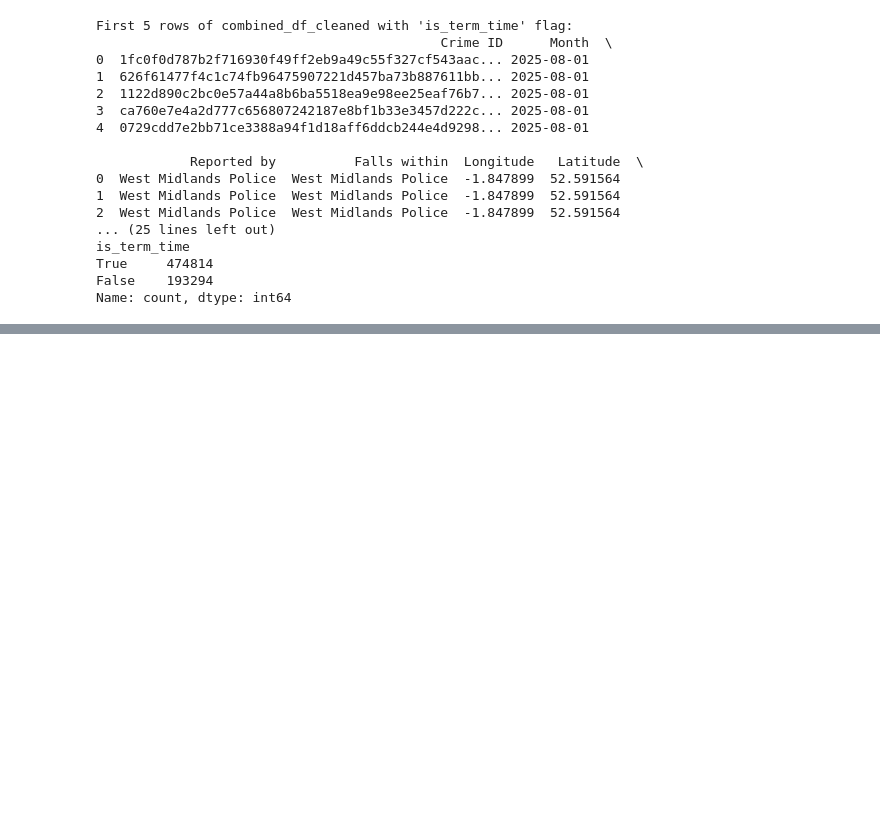
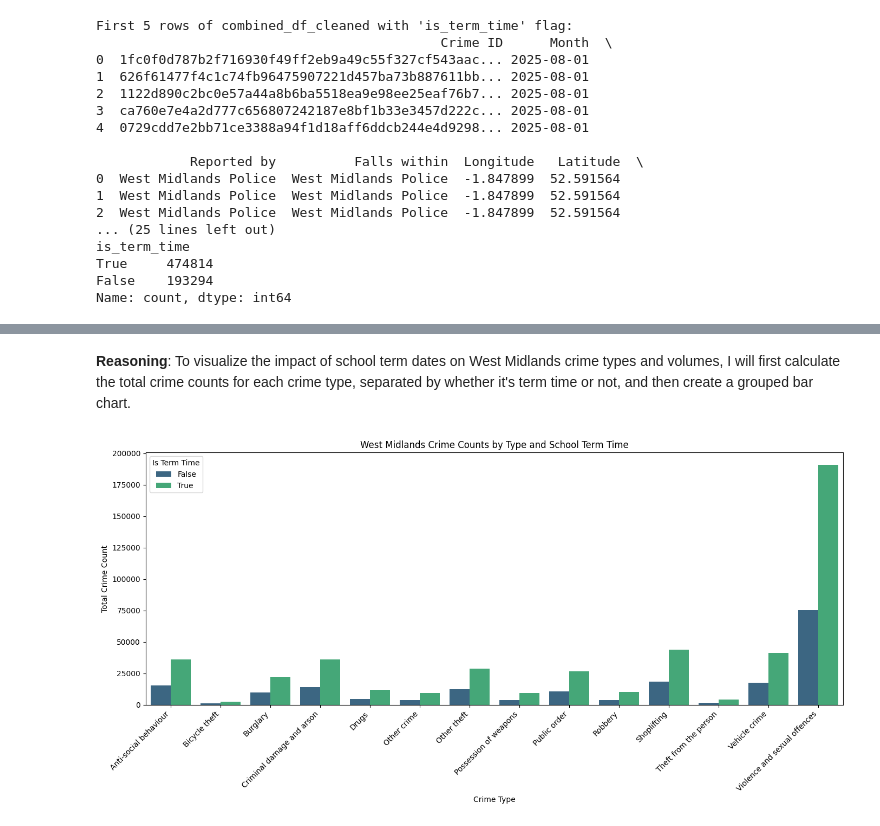
Before and after one commit to Nat2364/Assignment1, a Jupyter notebook: Assignment1.ipynb, the cells around one changed output, grey strips where cells are left out. Cells and saved outputs as stored; diff of their text form; code cells hidden in the pictures; blank space fills up the shorter version.

```diff
--- a/Assignment1.ipynb
+++ b/Assignment1.ipynb
@@ -542,0 +950,21 @@ Name: count, dtype: int64
+# %% [markdown]
+**Reasoning**:
+To visualize the impact of school term dates on West Midlands crime types and volumes, I will first calculate the total crime counts for each crime type, separated by whether it's term time or not, and then create a grouped bar chart.
+# %%
+import matplotlib.pyplot as plt
+import seaborn as sns
+
+# Prepare data for plotting West Midlands crime counts by crime type and term time
+wm_crime_by_term = combined_df_cleaned.groupby(['Crime type', 'is_term_time'], observed=False).size().reset_index(name='Crime_Count')
+
+plt.figure(figsize=(14, 7))
+sns.barplot(data=wm_crime_by_term, x='Crime type', y='Crime_Count', hue='is_term_time', palette='viridis')
+plt.xticks(rotation=45, ha='right')
+plt.title('West Midlands Crime Counts by Type and School Term Time')
+plt.xlabel('Crime Type')
+plt.ylabel('Total Crime Count')
+plt.legend(title='Is Term Time')
+plt.tight_layout()
+plt.show()
+# %% [output]
+[figure, added]
```
Also changed, not shown: parts of 46 cells of this notebook.
